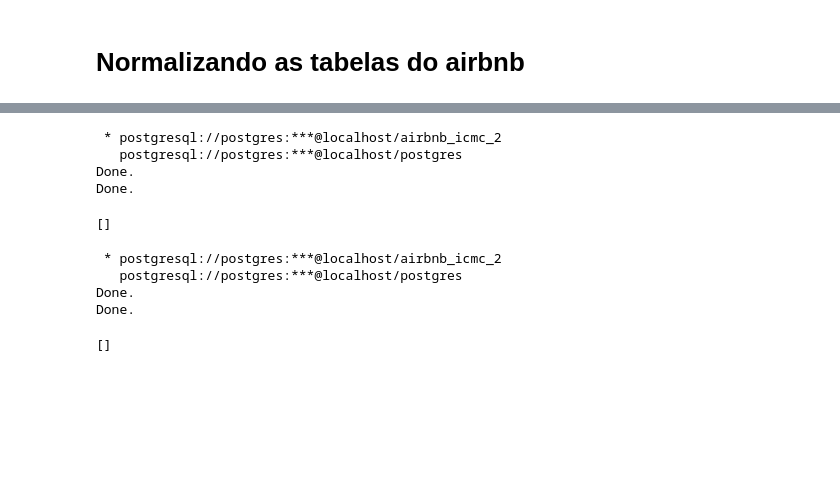
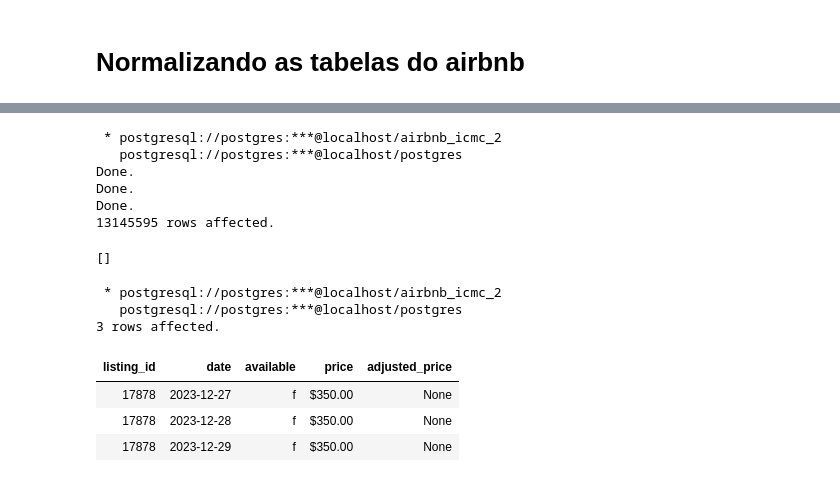
Before and after one commit to LeonardoIshida/airbnb-database-case-study, a Jupyter notebook: trabalho-2/airbnb.ipynb, the cells around one changed output, grey strips where cells are left out. Drawn from its saved outputs; the diff is of its cells as text; code cells hidden in the pictures; blank space fills up the shorter version.

```diff
--- a/trabalho-2/airbnb.ipynb
+++ b/trabalho-2/airbnb.ipynb
@@ -385,33 +540,50 @@ Done.
 # %%
 %%sql
 DROP TABLE IF EXISTS Calendar_norm CASCADE;
-CREATE TABLE Calendar_norm (
-    listing_id BIGINT,
-    date DATE,
-    available bool_sigla,
-    price TEXT,
-    adjusted_price TEXT,
-    PRIMARY KEY (listing_id, date),
-    FOREIGN KEY (listing_id) REFERENCES Listings(id)
-);
+CREATE TABLE Calendar_norm AS (
+    SELECT
+        listing_id,
+        date,
+        available,
+        price,
+        adjusted_price
+    FROM
+        Calendar
+)
+WITH NO DATA;
+
+ALTER TABLE Calendar_norm
+    ADD PRIMARY KEY (listing_id, date)
+;
+
+INSERT INTO Calendar_norm
+    SELECT
+        listing_id,
+        date,
+        available,
+        price,
+        adjusted_price
+    FROM
+        Calendar
+;
 # %% [output]
  * postgresql://postgres:***@localhost/airbnb_icmc_2
    postgresql://postgres:***@localhost/postgres
 Done.
 Done.
+Done.
+13145595 rows affected.
 []
-# %%
-%%sql
-DROP TABLE IF EXISTS Info_listings CASCADE;
-CREATE TABLE Info_listings (
-    listing_id BIGINT PRIMARY KEY,
-    minimum_nights INT,
-    maximum_nights INT,
-    FOREIGN KEY (listing_id) REFERENCES Listings(id)
-);
-# %% [output]
- * postgresql://postgres:***@localhost/airbnb_icmc_2
-   postgresql://postgres:***@localhost/postgres
-Done.
-Done.
-[]
+# %%
+%%sql
+SELECT *
+FROM Calendar_norm
+LIMIT 3
+# %% [output]
+ * postgresql://postgres:***@localhost/airbnb_icmc_2
+   postgresql://postgres:***@localhost/postgres
+3 rows affected.
+| listing_id | date | available | price | adjusted_price |
+| 17878 | 2023-12-27 | f | $350.00 | None |
+| 17878 | 2023-12-28 | f | $350.00 | None |
+| 17878 | 2023-12-29 | f | $350.00 | None |
```
Also changed, not shown: parts of 28 cells of this notebook.
